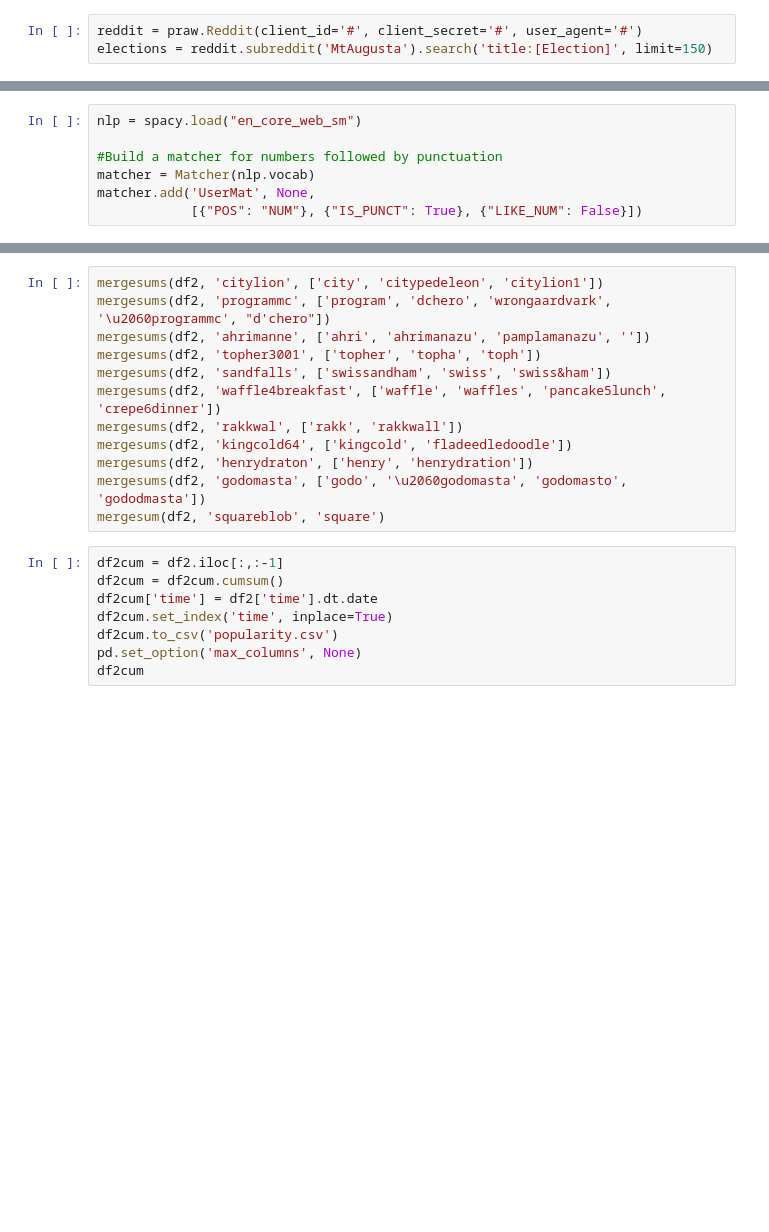
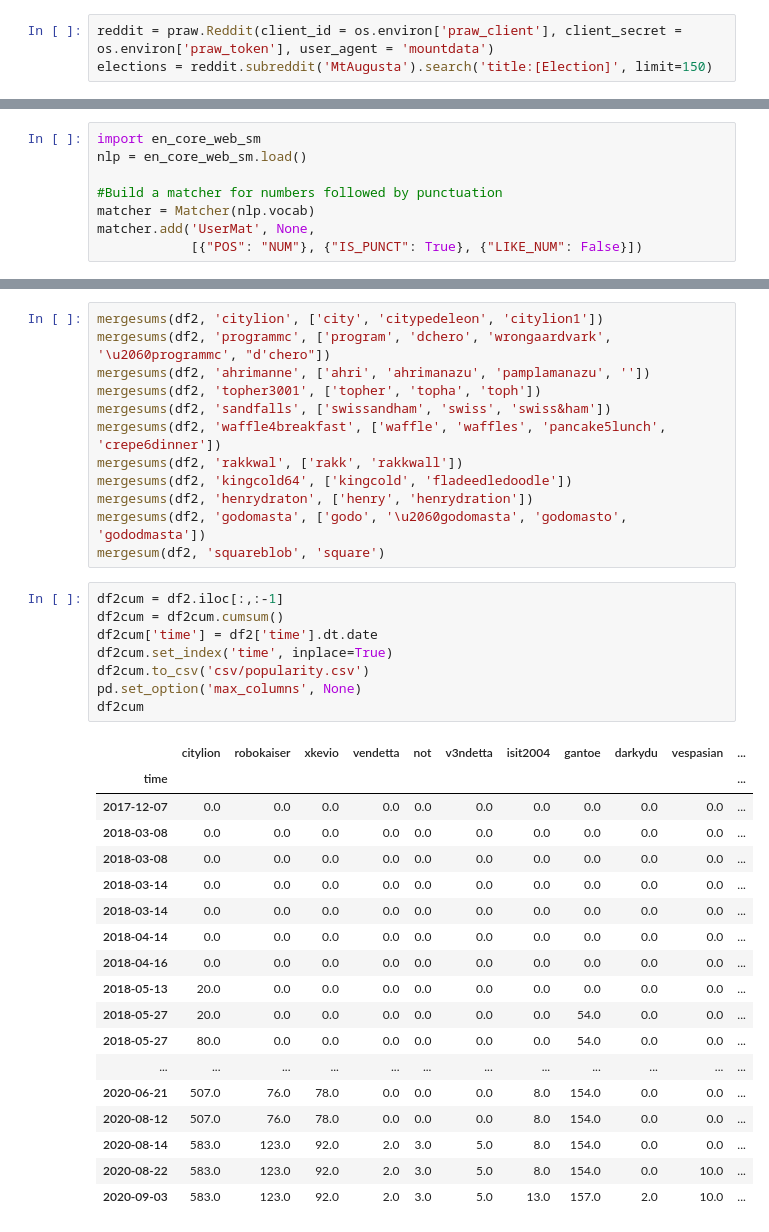
Before and after one commit to Godomasta/mountdata, a Jupyter notebook: frames.ipynb, the cells around one changed output, grey strips where cells are left out. Drawn from its saved outputs; the diff is of its cells as text; blank space fills up the shorter version.

```diff
--- a/frames.ipynb
+++ b/frames.ipynb
@@ -6,6 +8,6 @@ import praw
 #pd.options.display.float_format = '{:.5f}'.format
 # %%
-reddit = praw.Reddit(client_id='#', client_secret='#', user_agent='#')
+reddit = praw.Reddit(client_id = os.environ['praw_client'], client_secret = os.environ['praw_token'], user_agent = 'mountdata')
 elections = reddit.subreddit('MtAugusta').search('title:[Election]', limit=150)
 # %%
 #Build a DataFrame with those posts
@@ -31,5 +65,6 @@ comments
 # %%
-nlp = spacy.load("en_core_web_sm")
+import en_core_web_sm
+nlp = en_core_web_sm.load()
 
 #Build a matcher for numbers followed by punctuation
 matcher = Matcher(nlp.vocab)
@@ -166,11 +265,30 @@ mergesum(df2, 'squareblob', 'square')
 # %%
 df2cum = df2.iloc[:,:-1]
 df2cum = df2cum.cumsum()
 df2cum['time'] = df2['time'].dt.date
 df2cum.set_index('time', inplace=True)
-df2cum.to_csv('popularity.csv')
+df2cum.to_csv('csv/popularity.csv')
 pd.set_option('max_columns', None)
 df2cum
+# %% [output]
+|  | citylion | robokaiser | xkevio | vendetta | not | v3ndetta | isit2004 | gantoe | darkydu | vespasian | ... |
+| time |  |  |  |  |  |  |  |  |  |  | ... |
+| 2017-12-07 | 0.0 | 0.0 | 0.0 | 0.0 | 0.0 | 0.0 | 0.0 | 0.0 | 0.0 | 0.0 | ... |
+| 2018-03-08 | 0.0 | 0.0 | 0.0 | 0.0 | 0.0 | 0.0 | 0.0 | 0.0 | 0.0 | 0.0 | ... |
+| 2018-03-08 | 0.0 | 0.0 | 0.0 | 0.0 | 0.0 | 0.0 | 0.0 | 0.0 | 0.0 | 0.0 | ... |
+| 2018-03-14 | 0.0 | 0.0 | 0.0 | 0.0 | 0.0 | 0.0 | 0.0 | 0.0 | 0.0 | 0.0 | ... |
+| 2018-03-14 | 0.0 | 0.0 | 0.0 | 0.0 | 0.0 | 0.0 | 0.0 | 0.0 | 0.0 | 0.0 | ... |
+| 2018-04-14 | 0.0 | 0.0 | 0.0 | 0.0 | 0.0 | 0.0 | 0.0 | 0.0 | 0.0 | 0.0 | ... |
+| 2018-04-16 | 0.0 | 0.0 | 0.0 | 0.0 | 0.0 | 0.0 | 0.0 | 0.0 | 0.0 | 0.0 | ... |
+| 2018-05-13 | 20.0 | 0.0 | 0.0 | 0.0 | 0.0 | 0.0 | 0.0 | 0.0 | 0.0 | 0.0 | ... |
+| 2018-05-27 | 20.0 | 0.0 | 0.0 | 0.0 | 0.0 | 0.0 | 0.0 | 54.0 | 0.0 | 0.0 | ... |
+| 2018-05-27 | 80.0 | 0.0 | 0.0 | 0.0 | 0.0 | 0.0 | 0.0 | 54.0 | 0.0 | 0.0 | ... |
+| ... | ... | ... | ... | ... | ... | ... | ... | ... | ... | ... | ... |
+| 2020-06-21 | 507.0 | 76.0 | 78.0 | 0.0 | 0.0 | 0.0 | 8.0 | 154.0 | 0.0 | 0.0 | ... |
+| 2020-08-12 | 507.0 | 76.0 | 78.0 | 0.0 | 0.0 | 0.0 | 8.0 | 154.0 | 0.0 | 0.0 | ... |
+| 2020-08-14 | 583.0 | 123.0 | 92.0 | 2.0 | 3.0 | 5.0 | 8.0 | 154.0 | 0.0 | 0.0 | ... |
+| 2020-08-22 | 583.0 | 123.0 | 92.0 | 2.0 | 3.0 | 5.0 | 8.0 | 154.0 | 0.0 | 10.0 | ... |
+| 2020-09-03 | 583.0 | 123.0 | 92.0 | 2.0 | 3.0 | 5.0 | 13.0 | 157.0 | 2.0 | 10.0 | ... |
 # %%
 #FINALLY! Start plotting the racing bars
 import bar_chart_race as bcr
```
Also changed, not shown: parts of 13 cells of this notebook, 9 other files.
